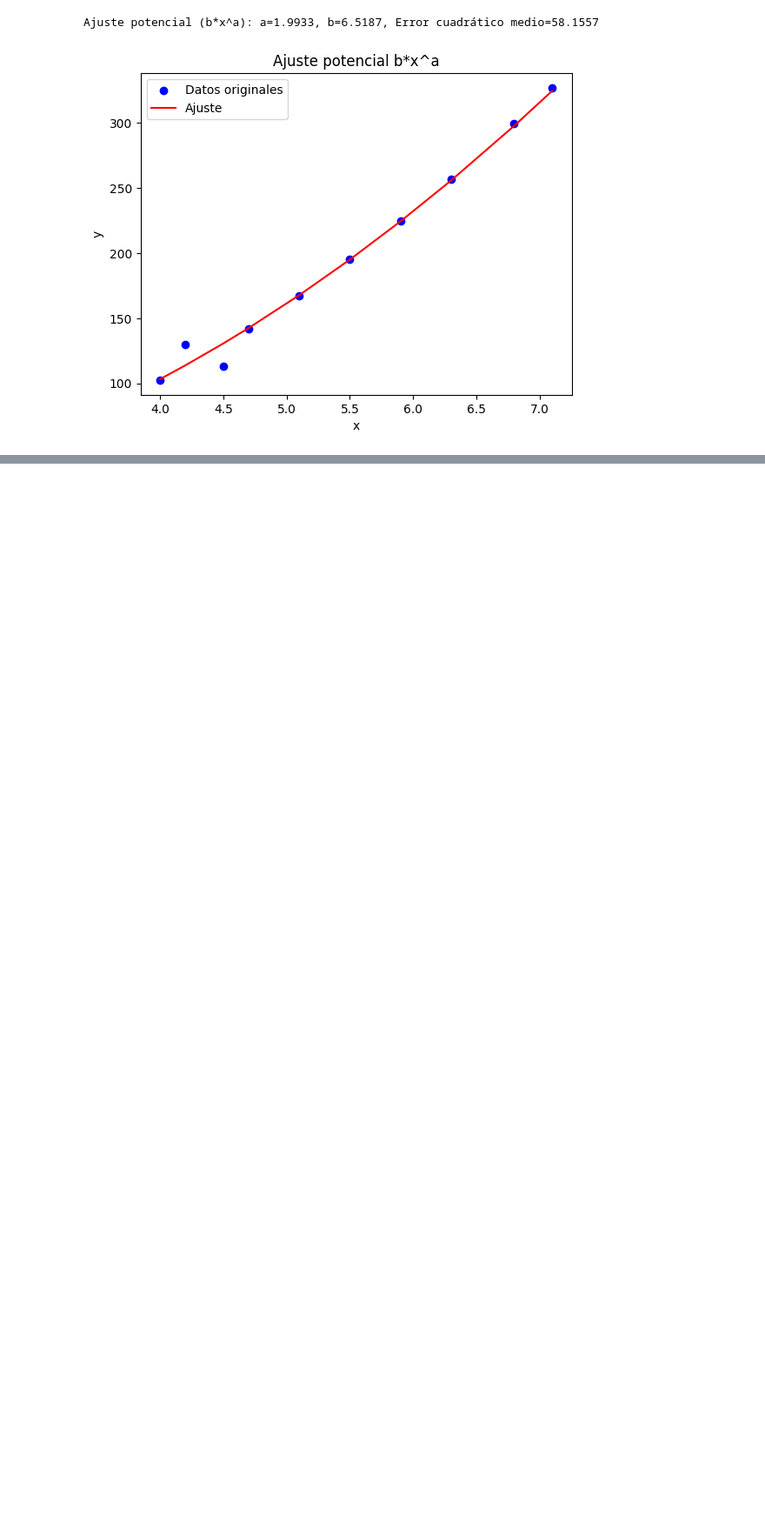
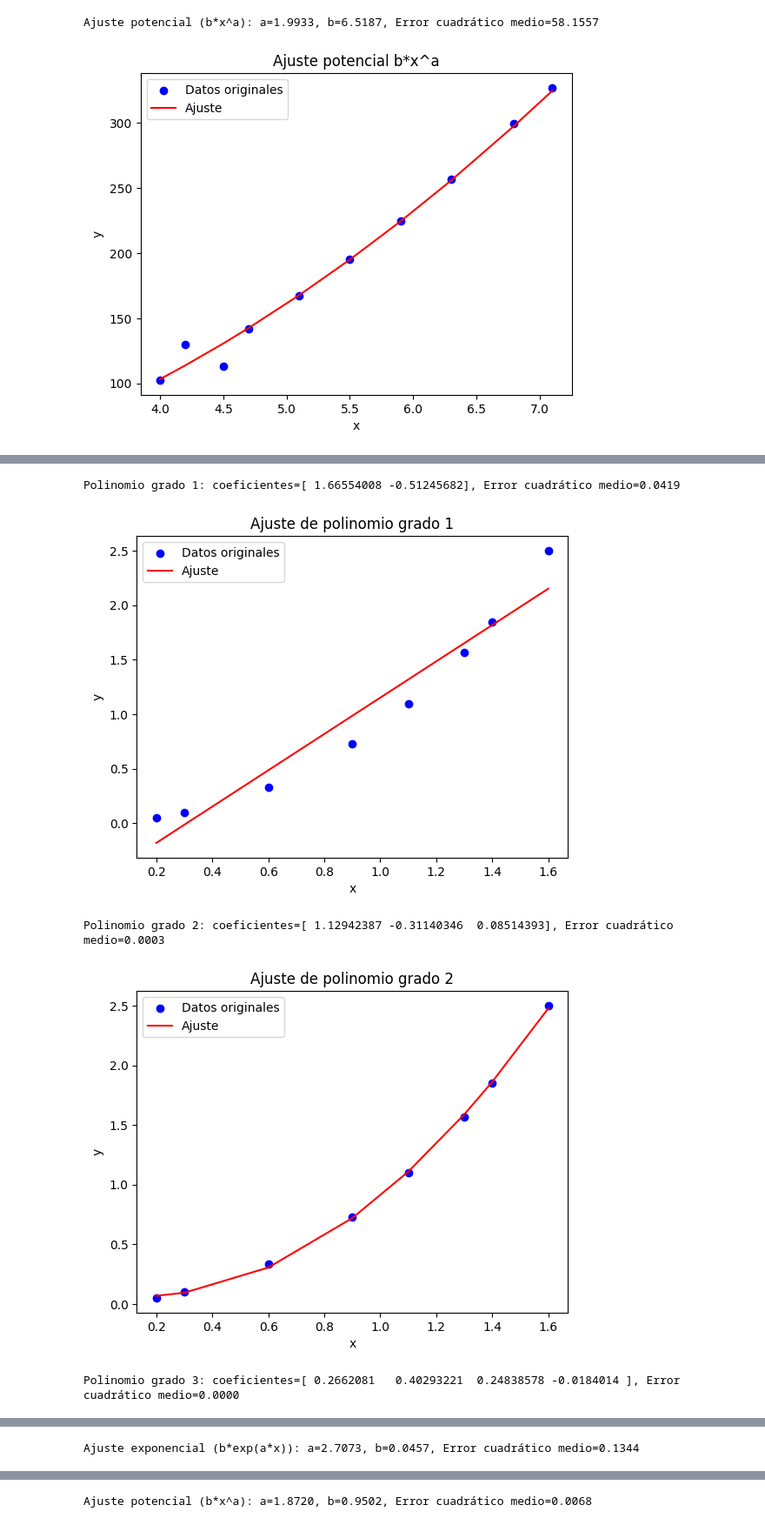
Before and after one commit to LuisALema/Metodos-Numericos-Reporsitorio, a Jupyter notebook: TAREA[08]/[Tarea 08] Ejercicios Unidad 03-C mínimos cuadrados.ipynb, the cells around one changed output, grey strips where cells are left out. Shown at 87% size. Cells and saved outputs as stored; diff of their text form; code cells hidden in the pictures; blank space fills up the shorter version.

```diff
--- a/TAREA[08]/[Tarea 08] Ejercicios Unidad 03-C mínimos cuadrados.ipynb
+++ b/TAREA[08]/[Tarea 08] Ejercicios Unidad 03-C mínimos cuadrados.ipynb
@@ -91,0 +93,69 @@ Ajuste potencial (b*x^a): a=1.9933, b=6.5187, Error cuadrático medio=58.1557
+# %%
+import numpy as np
+import matplotlib.pyplot as plt
+
+# Datos iniciales
+xi = np.array([0.2, 0.3, 0.6, 0.9, 1.1, 1.3, 1.4, 1.6])
+yi = np.array([0.050446, 0.098426, 0.33277, 0.72660, 1.0972, 1.5697, 1.8487, 2.5015])
+
+# Función para calcular el error cuadrático medio
+def calcular_mse(y_real, y_pred):
+    return np.mean((y_real - y_pred)**2)
+
+# Función para graficar los datos originales y el modelo ajustado
+def graficar_ajuste(x, y, y_ajuste, titulo):
+    plt.scatter(x, y, color='blue', label='Datos originales')
+    plt.plot(x, y_ajuste, color='red', label='Ajuste')
+    plt.title(titulo)
+    plt.xlabel('x')
+    plt.ylabel('y')
+    plt.legend()
+    plt.show()
+
+# Ajuste polinomial de grado 1
+coef1 = np.polyfit(xi, yi, 1)
+ajuste1 = np.polyval(coef1, xi)
+error1 = calcular_mse(yi, ajuste1)
+print(f"Polinomio grado 1: coeficientes={coef1}, Error cuadrático medio={error1:.4f}")
+graficar_ajuste(xi, yi, ajuste1, "Ajuste de polinomio grado 1")
+
+# Ajuste polinomial de grado 2
+coef2 = np.polyfit(xi, yi, 2)
+ajuste2 = np.polyval(coef2, xi)
+error2 = calcular_mse(yi, ajuste2)
+print(f"Polinomio grado 2: coeficientes={coef2}, Error cuadrático medio={error2:.4f}")
+graficar_ajuste(xi, yi, ajuste2, "Ajuste de polinomio grado 2")
+
+# Ajuste polinomial de grado 3
+coef3 = np.polyfit(xi, yi, 3)
+ajuste3 = np.polyval(coef3, xi)
+error3 = calcular_mse(yi, ajuste3)
+print(f"Polinomio grado 3: coeficientes={coef3}, Error cuadrático medio={error3:.4f}")
+graficar_ajuste(xi, yi, ajuste3, "Ajuste de polinomio grado 3")
+
+# Ajuste de la forma b * exp(a * x)
+log_yi = np.log(yi)
+coef_exp = np.polyfit(xi, log_yi, 1)
+a_exp, log_b_exp = coef_exp
+b_exp = np.exp(log_b_exp)
+ajuste_exp = b_exp * np.exp(a_exp * xi)
+error_exp = calcular_mse(yi, ajuste_exp)
+print(f"Ajuste exponencial (b*exp(a*x)): a={a_exp:.4f}, b={b_exp:.4f}, Error cuadrático medio={error_exp:.4f}")
+graficar_ajuste(xi, yi, ajuste_exp, "Ajuste exponencial b*exp(a*x)")
+
+# Ajuste de la forma b * x^a
+log_xi = np.log(xi)
+log_yi = np.log(yi)
+coef_pot = np.polyfit(log_xi, log_yi, 1)
+a_pot, log_b_pot = coef_pot
+b_pot = np.exp(log_b_pot)
+ajuste_pot = b_pot * xi**a_pot
+error_pot = calcular_mse(yi, ajuste_pot)
+print(f"Ajuste potencial (b*x^a): a={a_pot:.4f}, b={b_pot:.4f}, Error cuadrático medio={error_pot:.4f}")
+graficar_ajuste(xi, yi, ajuste_pot, "Ajuste potencial b*x^a")
+# %% [output]
+Polinomio grado 1: coeficientes=[ 1.66554008 -0.51245682], Error cuadrático medio=0.0419
+[figure, added]
+Polinomio grado 2: coeficientes=[ 1.12942387 -0.31140346  0.08514393], Error cuadrático medio=0.0003
+[figure, added]
+Polinomio grado 3: coeficientes=[ 0.2662081   0.40293221  0.24838578 -0.0184014 ], Error cuadrático medio=0.0000
@@ -91,0 +163 @@ Ajuste potencial (b*x^a): a=1.9933, b=6.5187, Error cuadrático medio=58.1557
+Ajuste exponencial (b*exp(a*x)): a=2.7073, b=0.0457, Error cuadrático medio=0.1344
@@ -91,0 +165 @@ Ajuste potencial (b*x^a): a=1.9933, b=6.5187, Error cuadrático medio=58.1557
+Ajuste potencial (b*x^a): a=1.8720, b=0.9502, Error cuadrático medio=0.0068
```
Also changed, not shown: parts of 9 cells of this notebook.
